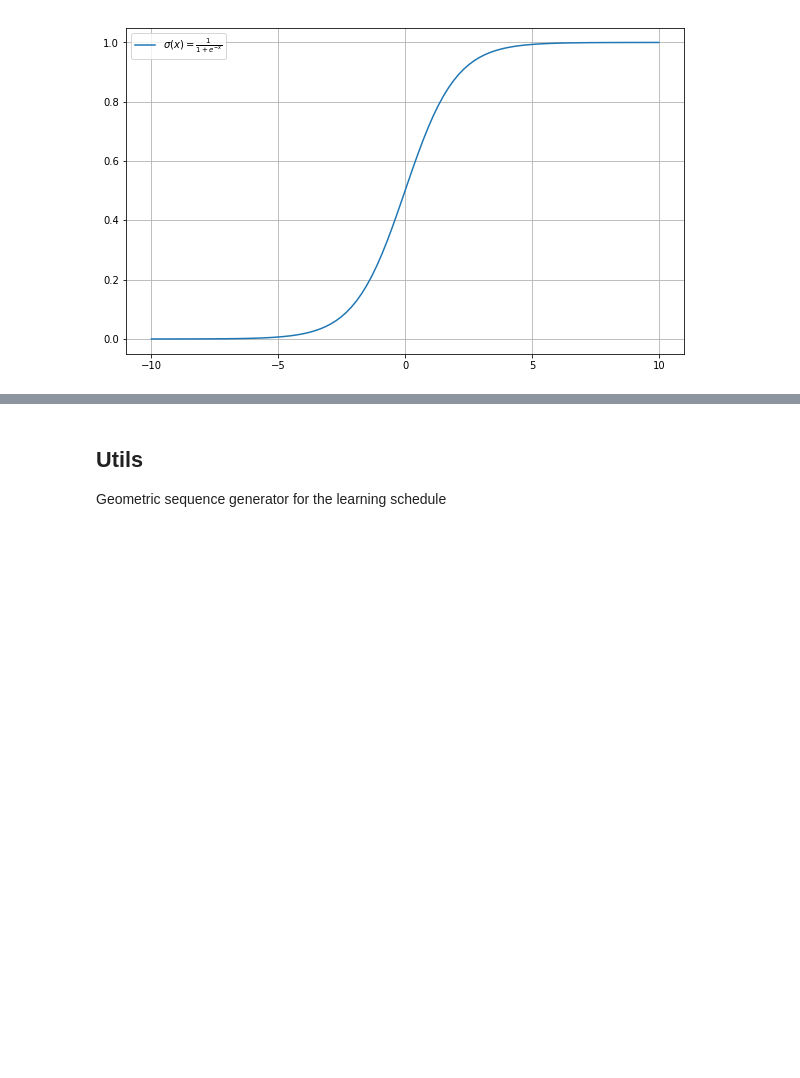
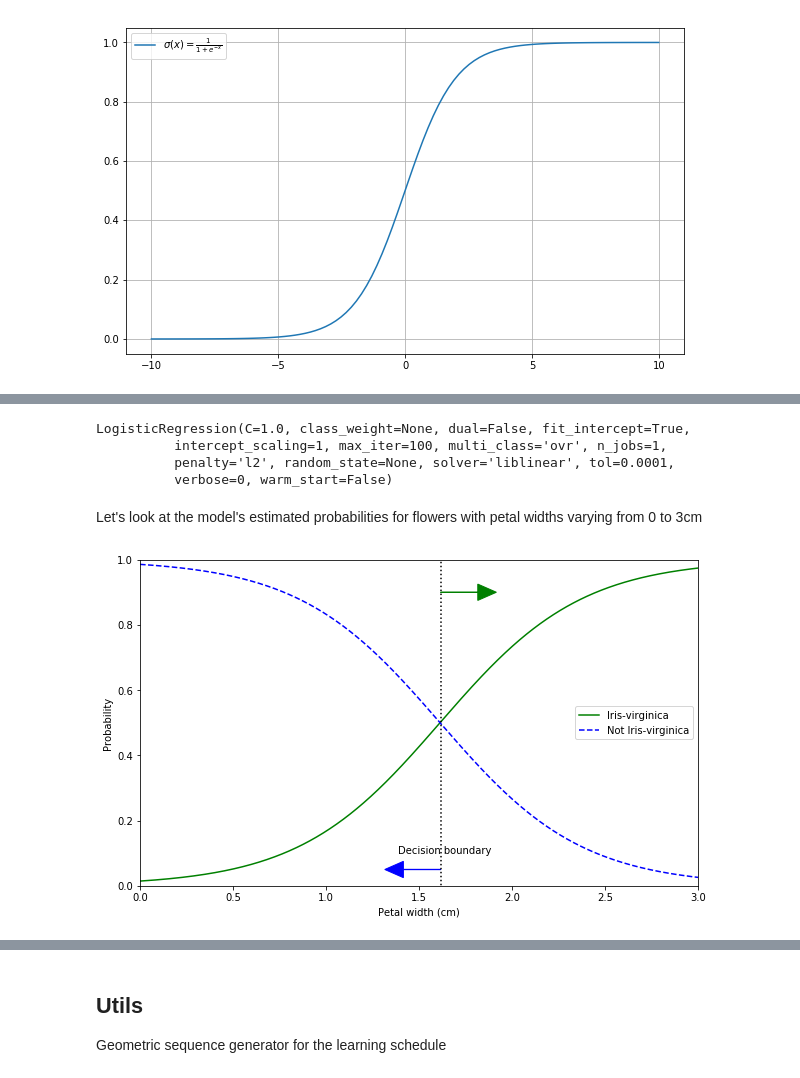
Before and after one commit to Ohtar10/ml-python, a Jupyter notebook: ch04/Training Models.ipynb, the cells around one changed output, grey strips where cells are left out. Drawn from its saved outputs; the diff is of its cells as text; code cells hidden in the pictures; blank space fills up the shorter version.

Commit message:
Continue Logistic regression example

```diff
--- a/ch04/Training Models.ipynb
+++ b/ch04/Training Models.ipynb
@@ -945,0 +957,39 @@ $$
+# %%
+from sklearn import datasets
+from sklearn.linear_model import LogisticRegression
+
+iris = datasets.load_iris()
+X = iris['data'][:, 3:] # select only the petal width
+# Remember that logistic regression it's capable of binary classification
+y = (iris['target'] == 2).astype(np.int) # binarize the dataset, 1 if Iris-Virginica, else 0
+
+log_reg = LogisticRegression()
+log_reg.fit(X, y)
+# %% [output]
+LogisticRegression(C=1.0, class_weight=None, dual=False, fit_intercept=True,
+          intercept_scaling=1, max_iter=100, multi_class='ovr', n_jobs=1,
+          penalty='l2', random_state=None, solver='liblinear', tol=0.0001,
+          verbose=0, warm_start=False)
+# %% [markdown]
+Let's look at the model's estimated probabilities for flowers with petal widths varying from 0 to 3cm
+# %%
+X_new = np.linspace(0, 3, 1000).reshape(-1, 1) # equivalent to reshape(1000, 1)
+y_proba = log_reg.predict_proba(X_new) # Get the probabilities for each class instead of the predicted class
+
+# take the first element where the probability is greater or equals to 0.5
+decision_boundary = X_new[y_proba[:, 1] >= 0.5][0]
+
+plt.figure(figsize=(10, 6))
+plt.plot(X_new, y_proba[:, 1], 'g-', label='Iris-virginica')
+plt.plot(X_new, y_proba[:, 0], 'b--', label='Not Iris-virginica')
+plt.plot([decision_boundary, decision_boundary], [-1, 2], 'k:')
+plt.axis([0, 3, 0, 1])
+plt.text(decision_boundary-0.23, 0.1, 'Decision boundary')
+plt.arrow(decision_boundary, 0.9, 0.2, 0, animated=True, head_width=0.05, head_length=0.1, fc='g', ec='g')
+plt.arrow(decision_boundary, 0.05, -0.2, 0, animated=True, head_width=0.05, head_length=0.1, fc='b', ec='b')
+plt.xlabel('Petal width (cm)')
+plt.ylabel('Probability')
+plt.legend()
+plt.show()
+# %% [output]
+[figure, added]
```
Also changed, not shown: parts of 3 cells of this notebook.
